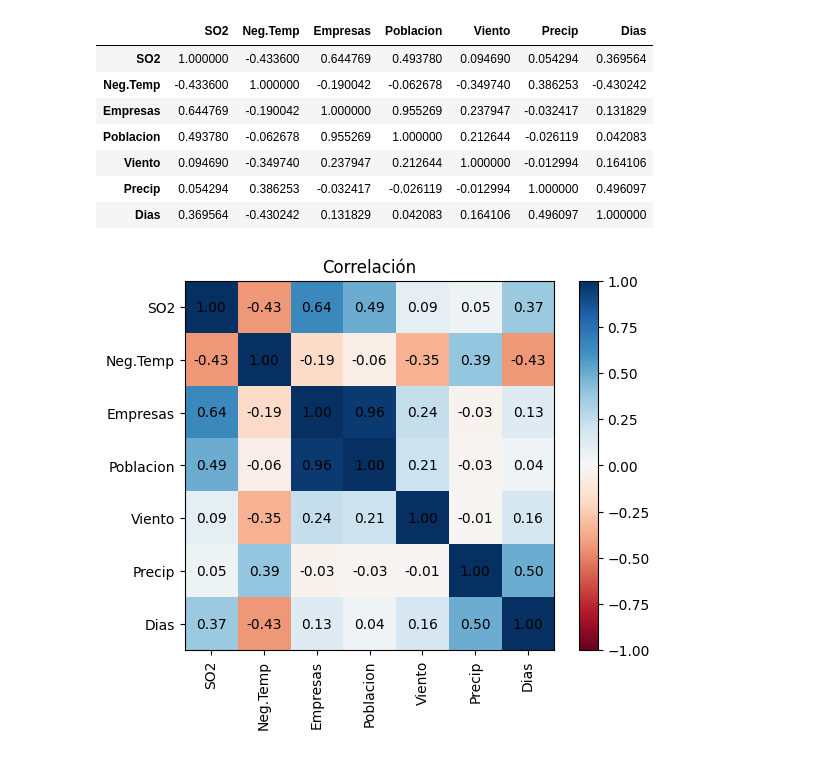
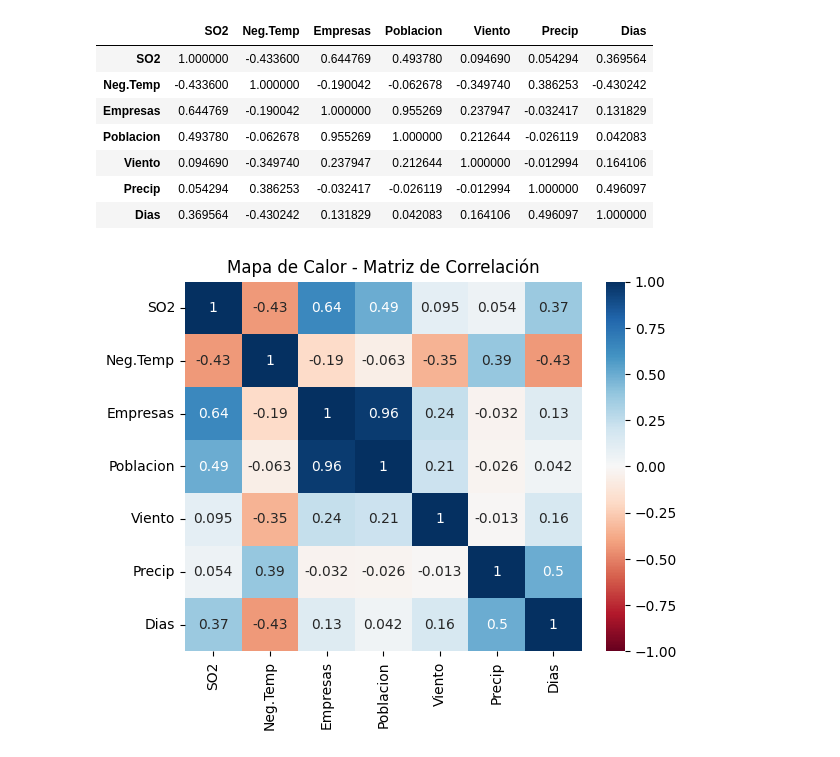
Before and after one commit to Alf-caput/P1_MineriaDeDatos, a Jupyter notebook: P3_ReduccionDimensionalidad/P3_ReduccionDimensionalidad.ipynb, the cells around one changed output. Saved outputs shown, nothing was run; the diff lists cells and outputs as text; code cells hidden in the pictures.

Commit message:
seaborn mat corr

```diff
--- a/P3_ReduccionDimensionalidad/P3_ReduccionDimensionalidad.ipynb
+++ b/P3_ReduccionDimensionalidad/P3_ReduccionDimensionalidad.ipynb
@@ -204,28 +204,10 @@ df_corr
 | Viento | 0.094690 | -0.349740 | 0.237947 | 0.212644 | 1.000000 | -0.012994 | 0.164106 |
 | Precip | 0.054294 | 0.386253 | -0.032417 | -0.026119 | -0.012994 | 1.000000 | 0.496097 |
 | Dias | 0.369564 | -0.430242 | 0.131829 | 0.042083 | 0.164106 | 0.496097 | 1.000000 |
-# %%
-# Crear un mapa de colores personalizado de azul a rojo
-cmap = plt.cm.RdBu
-
-# Crear el gráfico con imshow
-imagen = plt.imshow(df_corr, cmap=cmap, vmin=-1, vmax=1)
-
-# Añadir una barra de color
-barra_color = plt.colorbar(imagen)
-
-# Añadir los valores en cada celda
-for i in range(len(df_corr.index)):
-    for j in range(len(df_corr.columns)):
-        plt.text(j, i, f'{df_corr.iloc[i, j]:.2f}',
-                 ha='center', va='center', color='black')
-
-# Añadir etiquetas de columna y fila
-plt.xticks(np.arange(len(df_corr.columns)), df_corr.columns, rotation='vertical')
-plt.yticks(np.arange(len(df_corr.index)), df_corr.index)
-
-plt.title('Correlación')
-# Mostrar el gráfico
-plt.show()
-# %% [output]
-[figure, removed]
+# %%
+import seaborn as sns
+sns.heatmap(df_corr, cmap='RdBu', vmin=-1, vmax=1, annot=True)
+plt.title('Mapa de Calor - Matriz de Correlación')
+plt.show()
+# %% [output]
+[figure, added]
```
